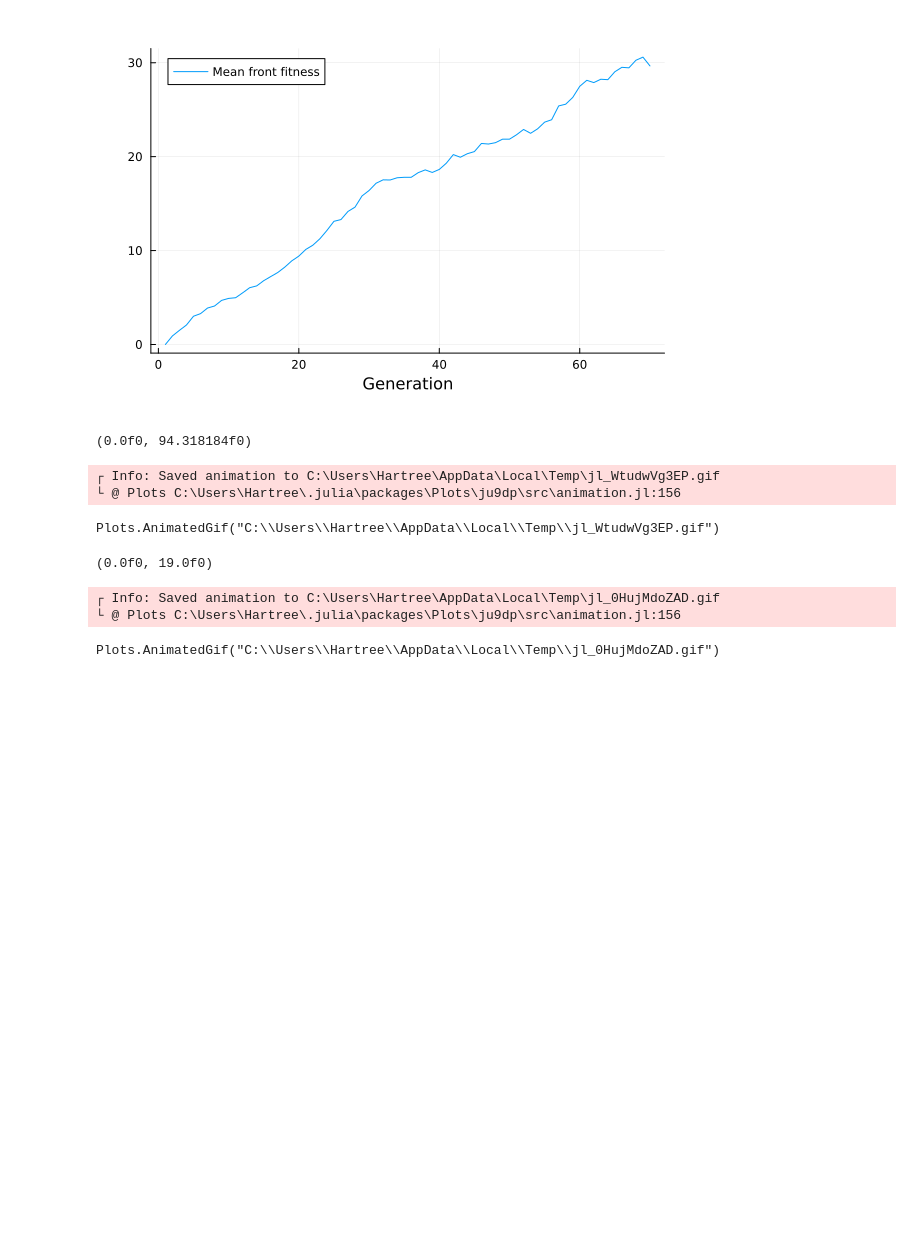
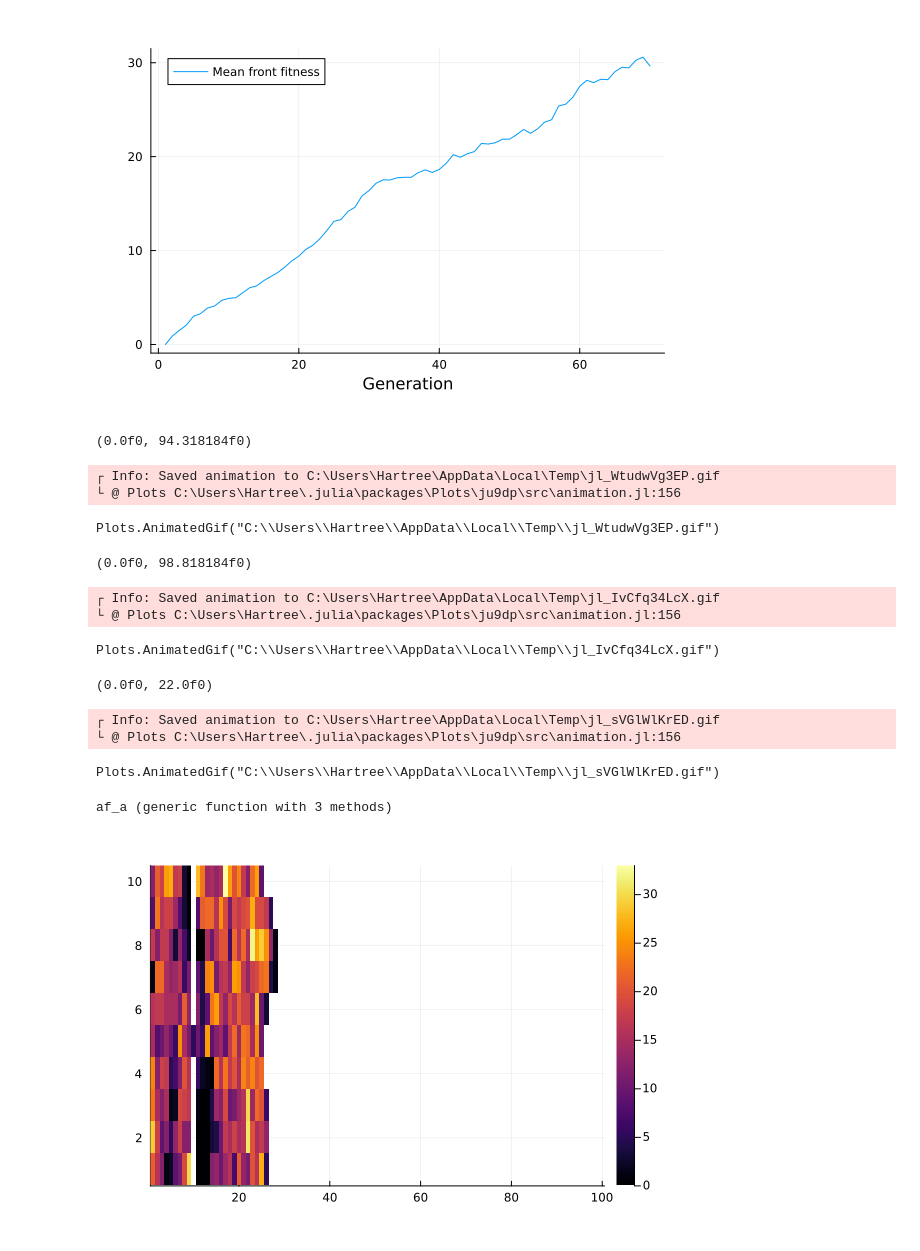
Before and after one commit to HartreeY/RESK, a Jupyter notebook: study/ohwell.ipynb, the cells around one changed output. Saved outputs shown, nothing was run; the diff lists cells and outputs as text; code cells hidden in the pictures; blank space fills up the shorter version.

```diff
--- a/study/ohwell.ipynb
+++ b/study/ohwell.ipynb
@@ -70,10 +57,31 @@ re_heatmap(test2,"Aa")
 ┌ Info: Saved animation to C:\Users\Hartree\AppData\Local\Temp\jl_WtudwVg3EP.gif
 └ @ Plots C:\Users\Hartree\.julia\packages\Plots\ju9dp\src\animation.jl:156
 Plots.AnimatedGif("C:\\Users\\Hartree\\AppData\\Local\\Temp\\jl_WtudwVg3EP.gif")
+# %%
+re_heatmap(test,"Aa")
+# %% [output]
+(0.0f0, 98.818184f0)
+┌ Info: Saved animation to C:\Users\Hartree\AppData\Local\Temp\jl_IvCfq34LcX.gif
+└ @ Plots C:\Users\Hartree\.julia\packages\Plots\ju9dp\src\animation.jl:156
+Plots.AnimatedGif("C:\\Users\\Hartree\\AppData\\Local\\Temp\\jl_IvCfq34LcX.gif")
 # %%
-re_heatmap(test2["cAa"][:,:,1,:,1],1,200)
+re_heatmap(test["cAa"][:,:,1,:,1],30,150)
 # %% [output]
-(0.0f0, 19.0f0)
+(0.0f0, 22.0f0)
-┌ Info: Saved animation to C:\Users\Hartree\AppData\Local\Temp\jl_0HujMdoZAD.gif
+┌ Info: Saved animation to C:\Users\Hartree\AppData\Local\Temp\jl_sVGlWlKrED.gif
 └ @ Plots C:\Users\Hartree\.julia\packages\Plots\ju9dp\src\animation.jl:156
-Plots.AnimatedGif("C:\\Users\\Hartree\\AppData\\Local\\Temp\\jl_0HujMdoZAD.gif")
+Plots.AnimatedGif("C:\\Users\\Hartree\\AppData\\Local\\Temp\\jl_sVGlWlKrED.gif")
+# %%
+function af_A(re,deme,locus,gen=re["stats"]["n_gens"],re_index=1)
+    return (2*re["cAA"][deme...,locus,gen,re_index]+re["cAa"][deme...,locus,gen,re_index])/re["stats"]["n_loci"]
+end
+
+function af_a(re,deme,locus,gen=re["stats"]["n_gens"],re_index=1)
+    return (2*re["caa"][deme...,locus,gen,re_index]+re["cAa"][deme...,locus,gen,re_index])/re["stats"]["n_loci"]
+end
+# %% [output]
+af_a (generic function with 3 methods)
+# %%
+Plots.heatmap(test["caa"][:,:,1,150,1]')
+# %% [output]
+[figure, added]
```
Also changed, not shown: parts of 13 cells of this notebook, 8 other files.
